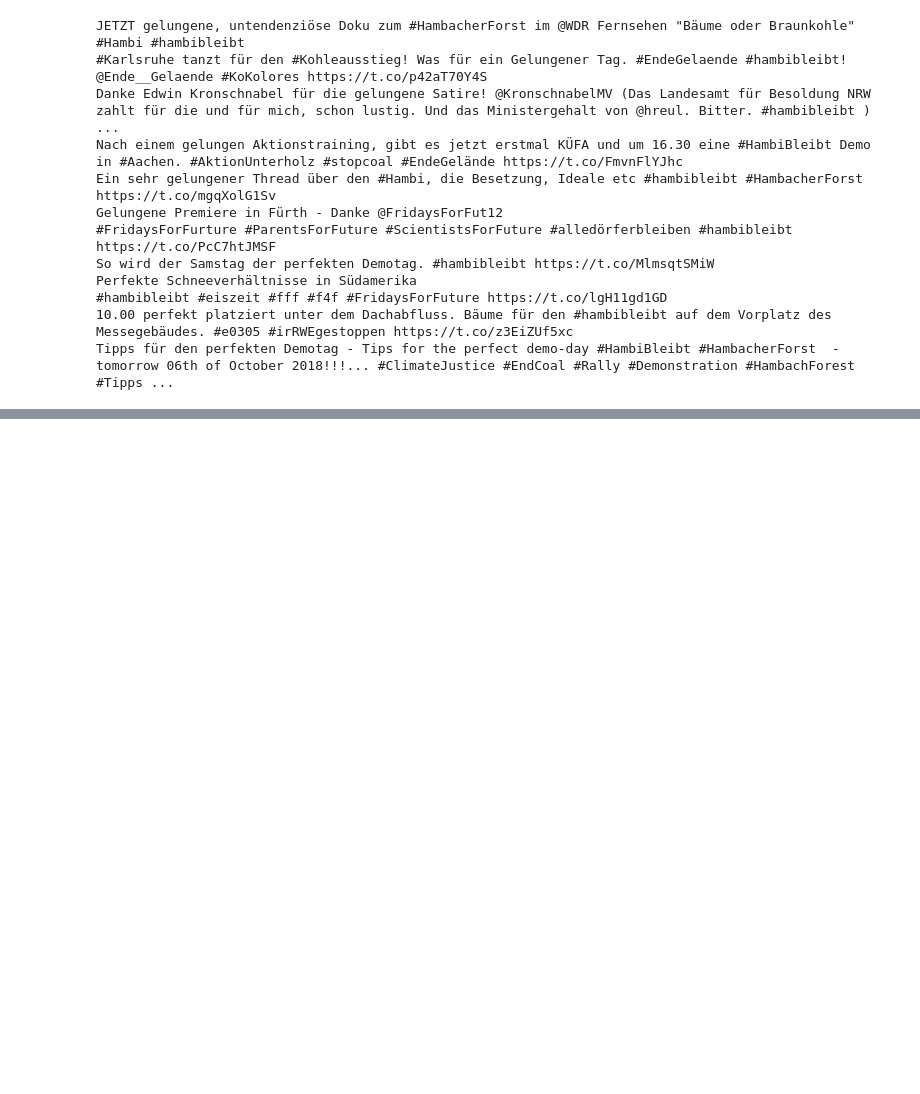
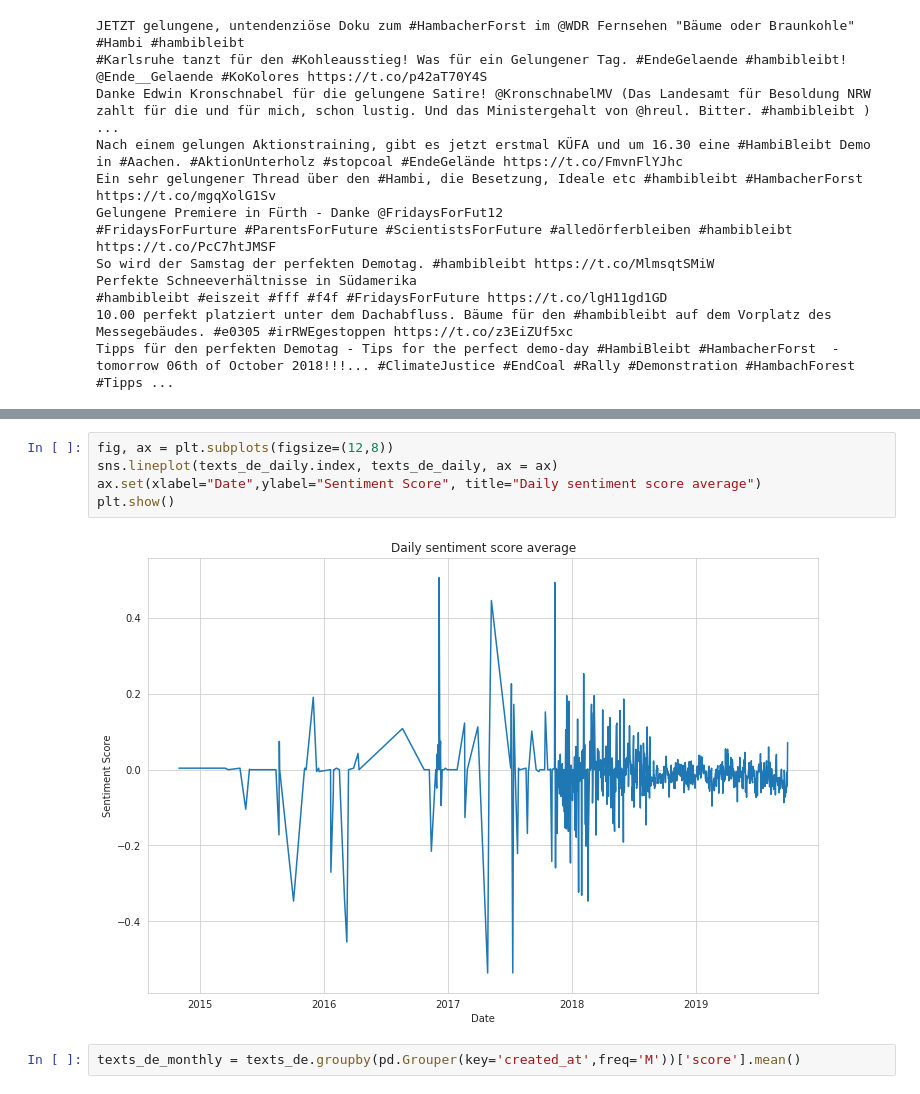
Before and after one commit to yuantinglee/twitter-discourse, a Jupyter notebook: analysis/sentiment_analysis.ipynb, the cells around one changed output, grey strips where cells are left out. Saved outputs shown, nothing was run; the diff lists cells and outputs as text; blank space fills up the shorter version.

```diff
--- a/analysis/sentiment_analysis.ipynb
+++ b/analysis/sentiment_analysis.ipynb
@@ -308,0 +313,9 @@ plt.show()
+# %%
+fig, ax = plt.subplots(figsize=(12,8))
+sns.lineplot(texts_de_daily.index, texts_de_daily, ax = ax)
+ax.set(xlabel="Date",ylabel="Sentiment Score", title="Daily sentiment score average")
+plt.show()
+# %% [output]
+[figure, added]
+# %%
+texts_de_monthly = texts_de.groupby(pd.Grouper(key='created_at',freq='M'))['score'].mean()
```
Also changed, not shown: parts of 11 cells of this notebook.
